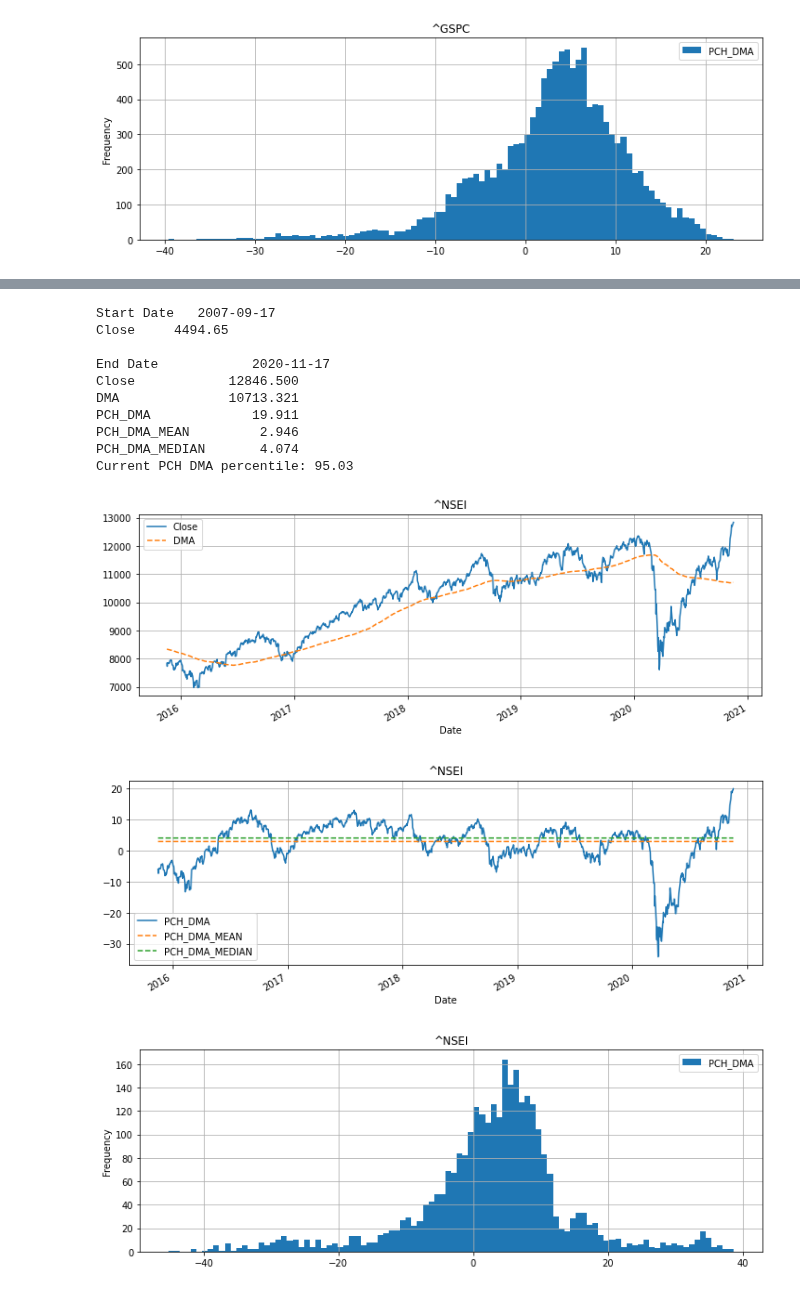
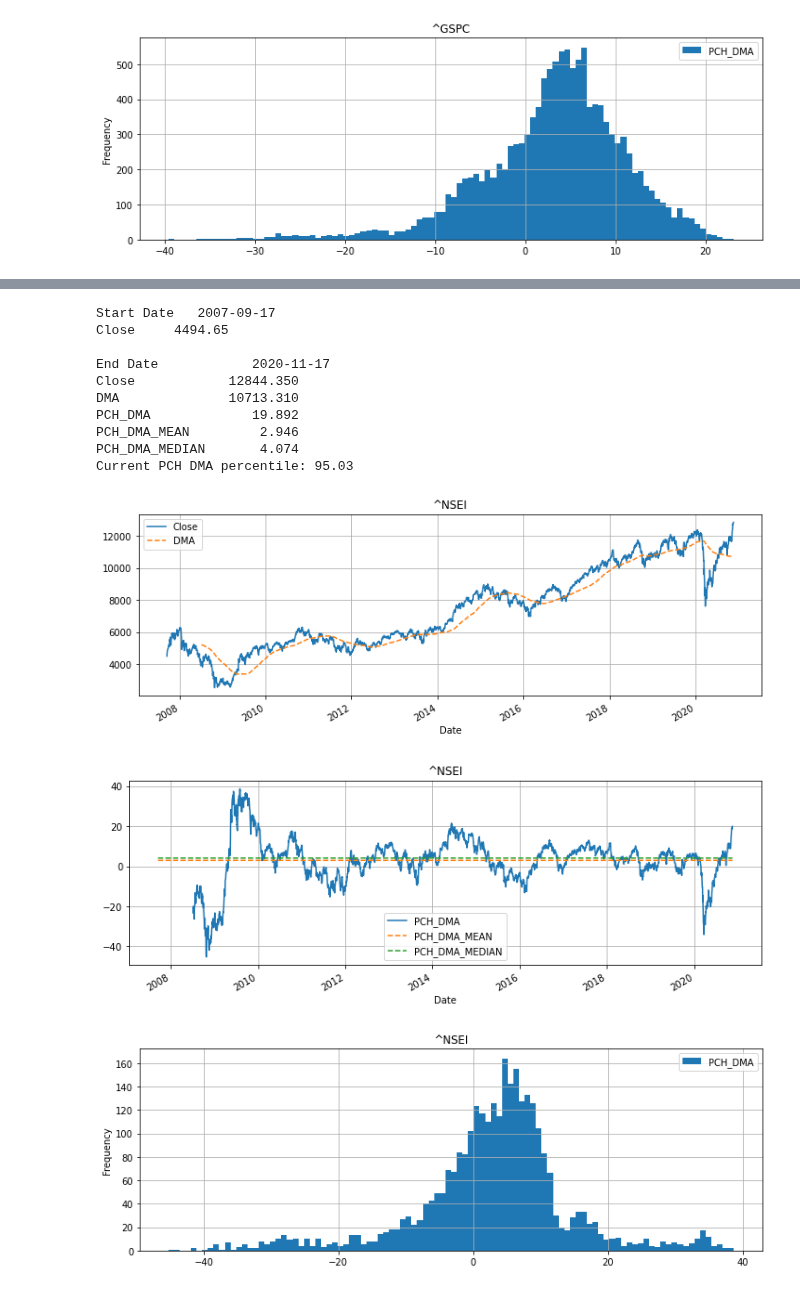
Before and after one commit to bamage00/notebooks, a Jupyter notebook: fin_2.ipynb, the cells around one changed output, grey strips where cells are left out. Cells and saved outputs as stored; diff of their text form; code cells hidden in the pictures.

```diff
--- a/fin_2.ipynb
+++ b/fin_2.ipynb
@@ -86,22 +86,22 @@ Current PCH DMA percentile: 85.15
 # %%
 ticker = '^NSEI'
 df = get_dma_analysis(ticker=ticker)
-plot_dma_analysis(df, start_date=five_years, title=ticker)
+plot_dma_analysis(df, start_date=start_date, title=ticker)
 get_dma_percentile(df)
 plot_dma_hist(df, title=ticker)
 # %% [output]
 Start Date   2007-09-17
 Close     4494.65
 
 End Date            2020-11-17
-Close            12846.500
-DMA              10713.321
-PCH_DMA             19.911
+Close            12844.350
+DMA              10713.310
+PCH_DMA             19.892
 PCH_DMA_MEAN         2.946
 PCH_DMA_MEDIAN       4.074
 Current PCH DMA percentile: 95.03
-[figure, old version]
+[figure, new version]
-[figure, old version]
+[figure, new version]
 [figure]
 # %%
 ticker = 'INR=X'
```
Also changed, not shown: parts of 4 cells of this notebook.
